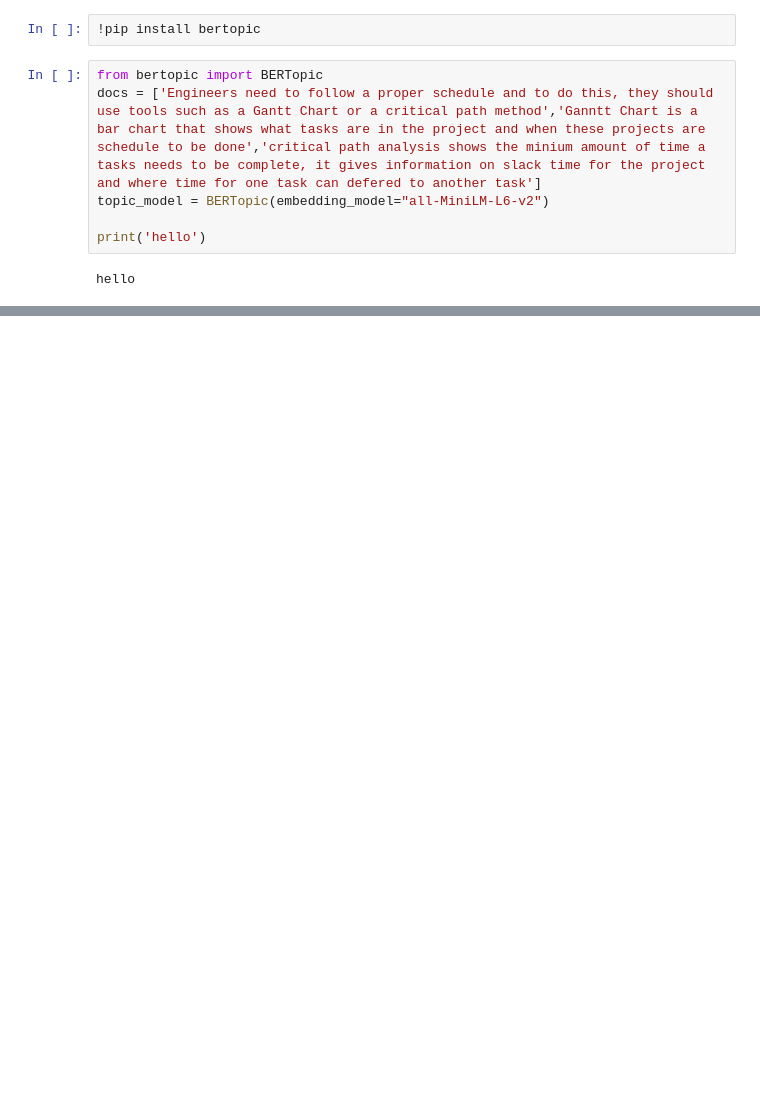
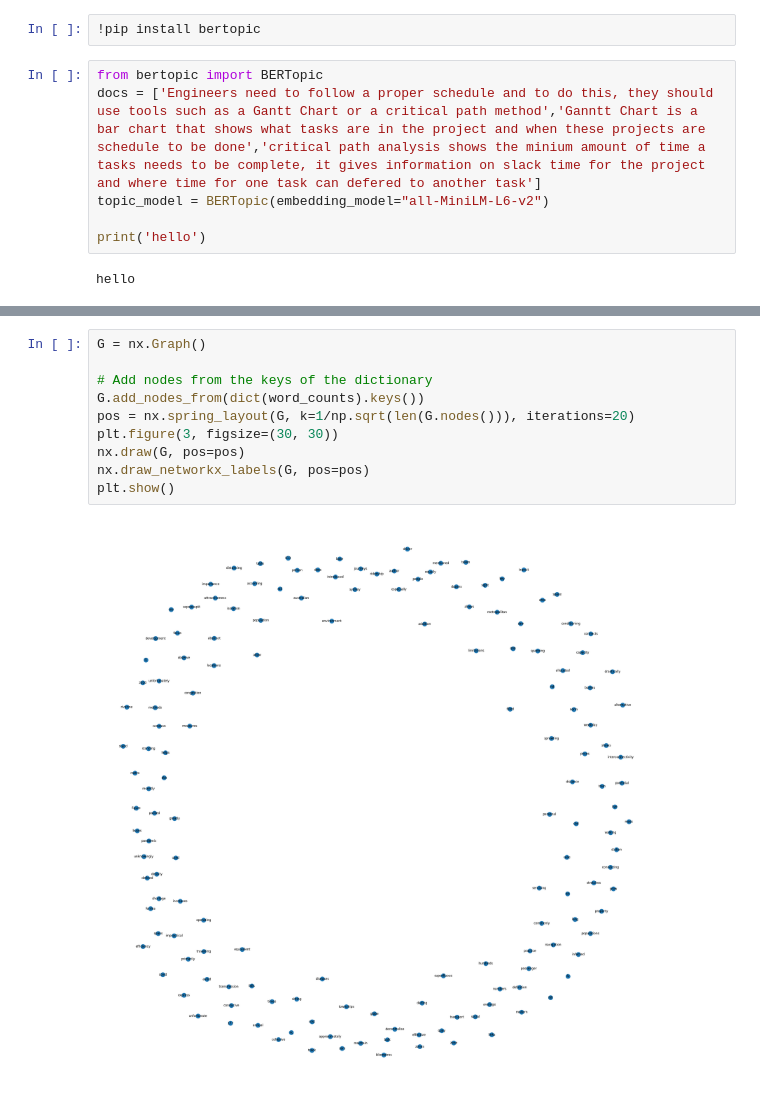
Before and after one commit to LukeJenningsMQ/Thesis-AI-Student-Feedback, a Jupyter notebook: Untitled.ipynb, the cells around one changed output, grey strips where cells are left out. Cells and saved outputs as stored; diff of their text form; blank space fills up the shorter version.

```diff
--- a/Untitled.ipynb
+++ b/Untitled.ipynb
@@ -176,0 +263,12 @@ SSLError: (MaxRetryError("HTTPSConnectionPool(host='huggingface.co', port=443):
+# %%
+G = nx.Graph()
+
+# Add nodes from the keys of the dictionary
+G.add_nodes_from(dict(word_counts).keys())
+pos = nx.spring_layout(G, k=1/np.sqrt(len(G.nodes())), iterations=20)
+plt.figure(3, figsize=(30, 30))
+nx.draw(G, pos=pos)
+nx.draw_networkx_labels(G, pos=pos)
+plt.show()
+# %% [output]
+[figure, added]
```
Also changed, not shown: parts of 7 cells of this notebook.
